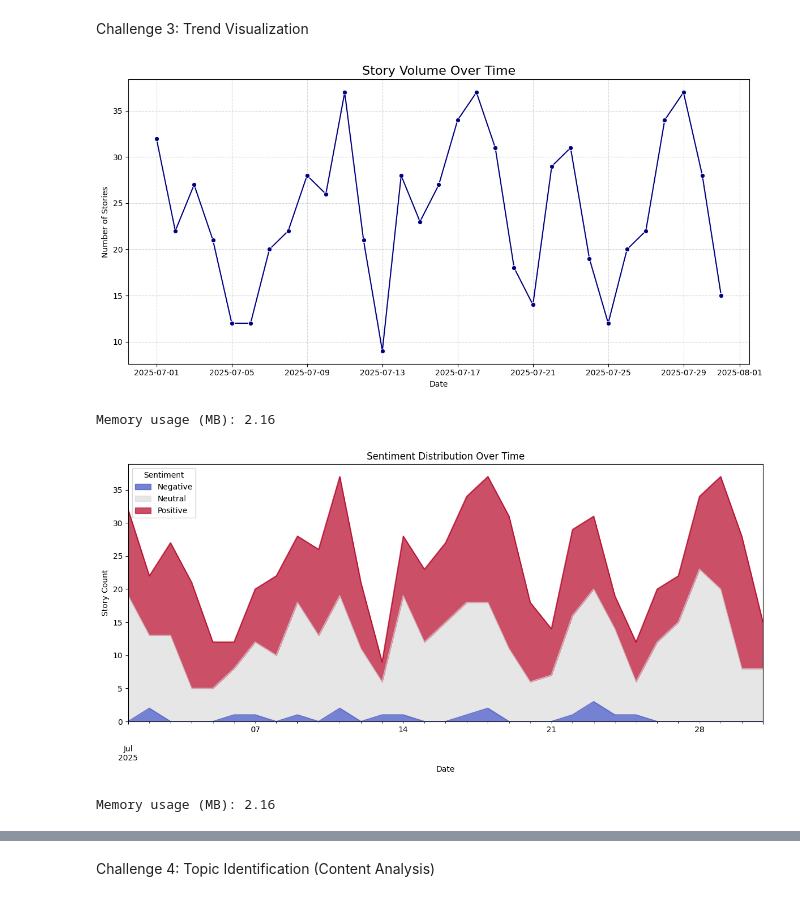
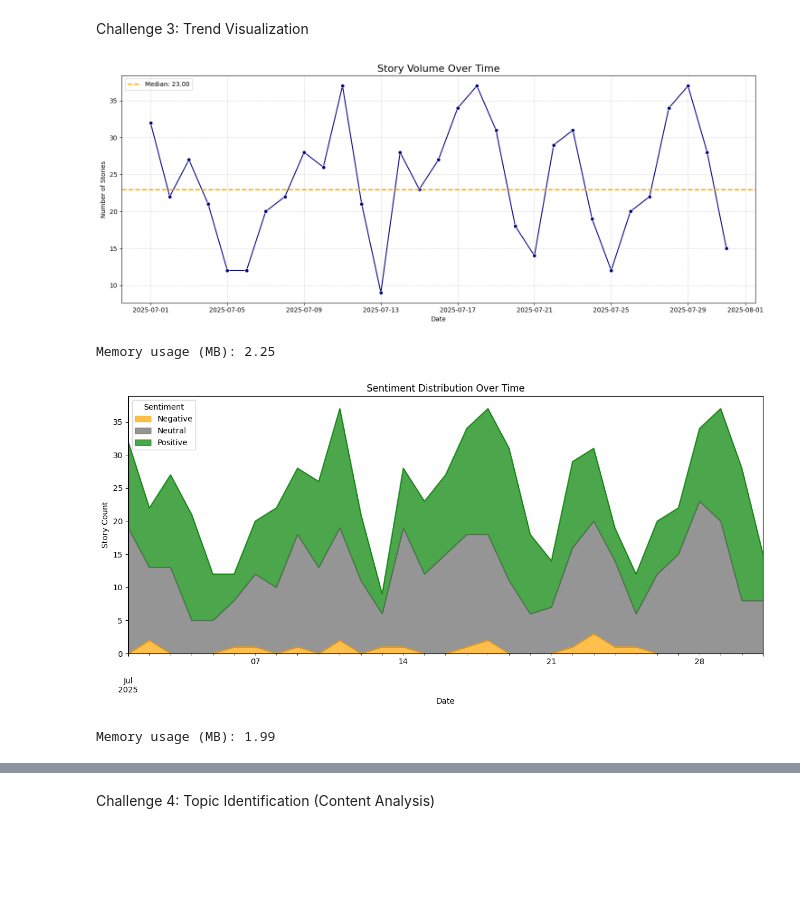
Before and after one commit to joseph-tupaen/rdbMAHackathon, a Jupyter notebook: main.ipynb, the cells around one changed output, grey strips where cells are left out. Cells and saved outputs as stored; diff of their text form; code cells hidden in the pictures; blank space fills up the shorter version.

```diff
--- a/main.ipynb
+++ b/main.ipynb
@@ -228,6 +228,7 @@ output_filename = os.path.join(output_dir, f"Cleaned_Streaming_Data_{timestamp}.
 # Export to CSV
 df_unique_clean.to_csv(output_filename, index=False)
 print(f"✓ Cleaned dataset exported to: {output_filename}")
+df_final = df_unique_clean
 
 # -----------------------------------------------------------------------------
 # Final Status Report
@@ -362,34 +368,38 @@ Challenge 3: Trend Visualization
 # %%
 # ---------------------------------------------
 # Challenge 3: Trend Visualization (Optimized for Large Datasets)
 # ---------------------------------------------
 # This cell visualizes story volume trends over time, using efficient filtering and aggregation.
 # Optimization: Vectorized groupby, memory management.
 
 # Use the cleaned DataFrame for all analysis
 df = df_final
 
 # 1. Efficient Filtering: Only keep stories with valid dates
 df_trend = df[df['Parsed Date'].notnull()]
 
 # 2. Story Volume Trends (Daily/Weekly)
 daily_counts = df_trend.groupby('Parsed Date').size()
-plt.figure(figsize=(12,6))
+plt.figure(figsize=(15,6))
 sns.lineplot(x=daily_counts.index, y=daily_counts.values, marker='o', color='navy')
 plt.title('Story Volume Over Time', fontsize=16)
 plt.xlabel('Date')
 plt.ylabel('Number of Stories')
 plt.grid(True, linestyle='--', alpha=0.5)
+# Add median line for reference
+median_value = np.median(daily_counts.values)
+plt.axhline(median_value, color='orange', linestyle='--', linewidth=2, label=f'Median: {median_value:.2f}')
+plt.legend()
 plt.tight_layout()
 plt.show()
 
 # 3. Memory usage monitoring and cleanup
 import sys
 print(f"Memory usage (MB): {sys.getsizeof(df_trend) / 1e6:.2f}")
 del df_trend
 # %% [output]
-[figure, old version]
+[figure, new version]
-Memory usage (MB): 2.16
+Memory usage (MB): 2.25
 # %%
 # ---------------------------------------------
 # Challenge 3: Sentiment Trends (Optimized for Large Datasets)
@@ -404,7 +414,16 @@ df = df_final
 df_sentiment_trend = df[df['Parsed Date'].notnull() & df['Sentiment'].notnull()]
 
 sentiment_daily = df_sentiment_trend.groupby(['Parsed Date', 'Sentiment']).size().unstack(fill_value=0)
-sentiment_daily.plot.area(figsize=(12,6), cmap='coolwarm', alpha=0.7)
+# Standardize colors for sentiment
+# Define color mapping for matplotlib and plotly
+sentiment_colors = {'Positive': 'green', 'Neutral': 'dimgray', 'Negative': 'orange'}
+
+# Order: Negative at bottom, then Neutral, then Positive
+sentiment_order = [s for s in ['Negative', 'Neutral', 'Positive'] if s in sentiment_daily.columns]
+sentiment_daily = sentiment_daily[sentiment_order]
+
+# Matplotlib area plot with standardized colors
+sentiment_daily.plot.area(figsize=(12,6), color=[sentiment_colors.get(s, 'gray') for s in sentiment_daily.columns], alpha=0.7)
 plt.title('Sentiment Distribution Over Time')
 plt.xlabel('Date')
 plt.ylabel('Story Count')
@@ -413,9 +432,11 @@ plt.tight_layout()
 plt.show()
 
 import plotly.express as px
+# Plotly area plot with standardized colors
 fig = px.area(sentiment_daily, x=sentiment_daily.index, y=sentiment_daily.columns,
               title='Sentiment Distribution Over Time',
-              labels={'value': 'Story Count', 'variable': 'Sentiment'})
+              labels={'value': 'Story Count', 'variable': 'Sentiment'},
+              color_discrete_map=sentiment_colors)
 fig.update_layout(template='plotly_white')
 fig.show()
 
@@ -424,8 +445,8 @@ import sys
 print(f"Memory usage (MB): {sys.getsizeof(df_sentiment_trend) / 1e6:.2f}")
 del df_sentiment_trend
 # %% [output]
-[figure, old version]
+[figure, new version]
-Memory usage (MB): 2.16
+Memory usage (MB): 1.99
 # %%
 # ---------------------------------------------
 # Challenge 3: Source Comparison (Optimized for Large Datasets)
```
Also changed, not shown: parts of 8 cells of this notebook, 1 other file.
